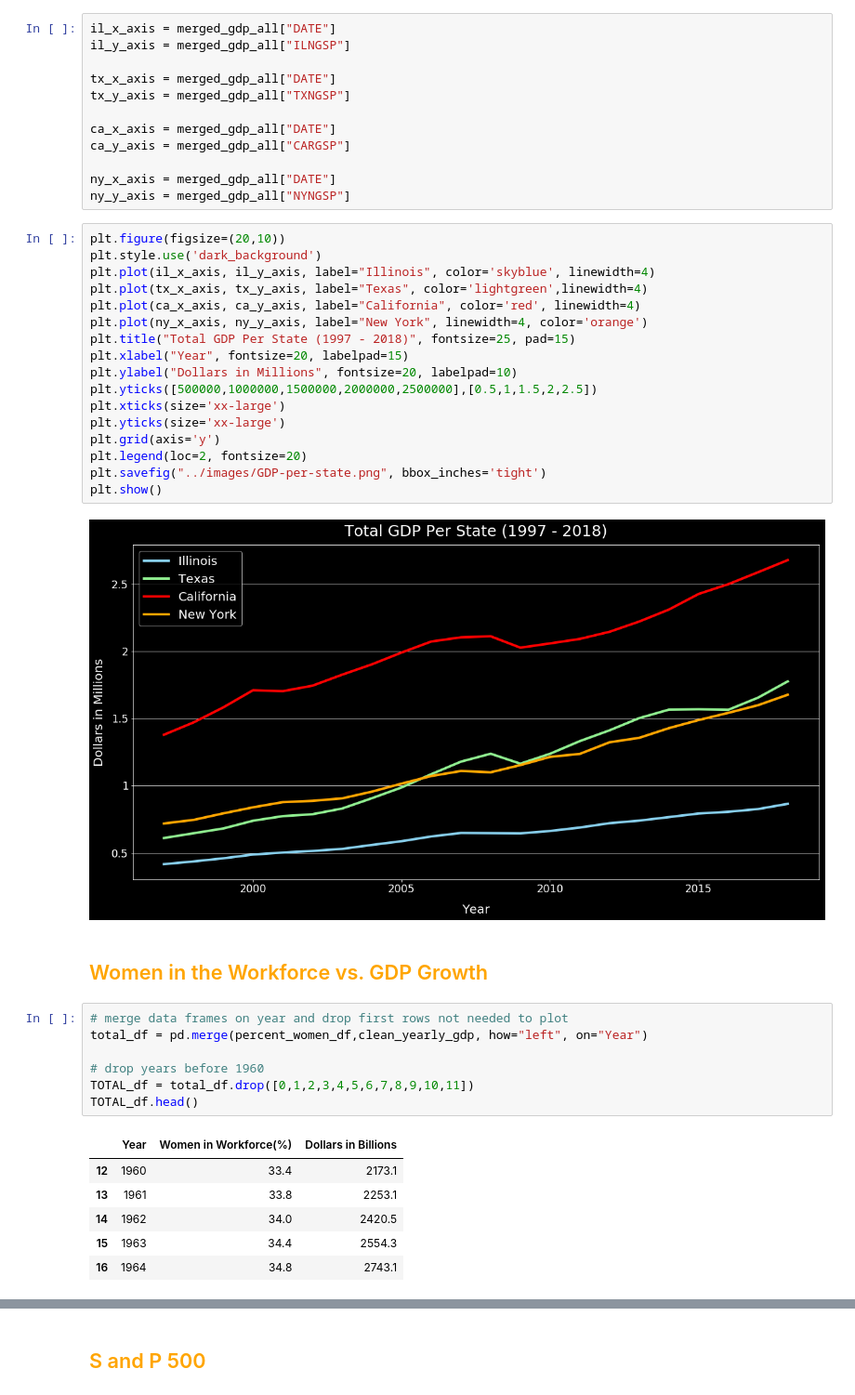
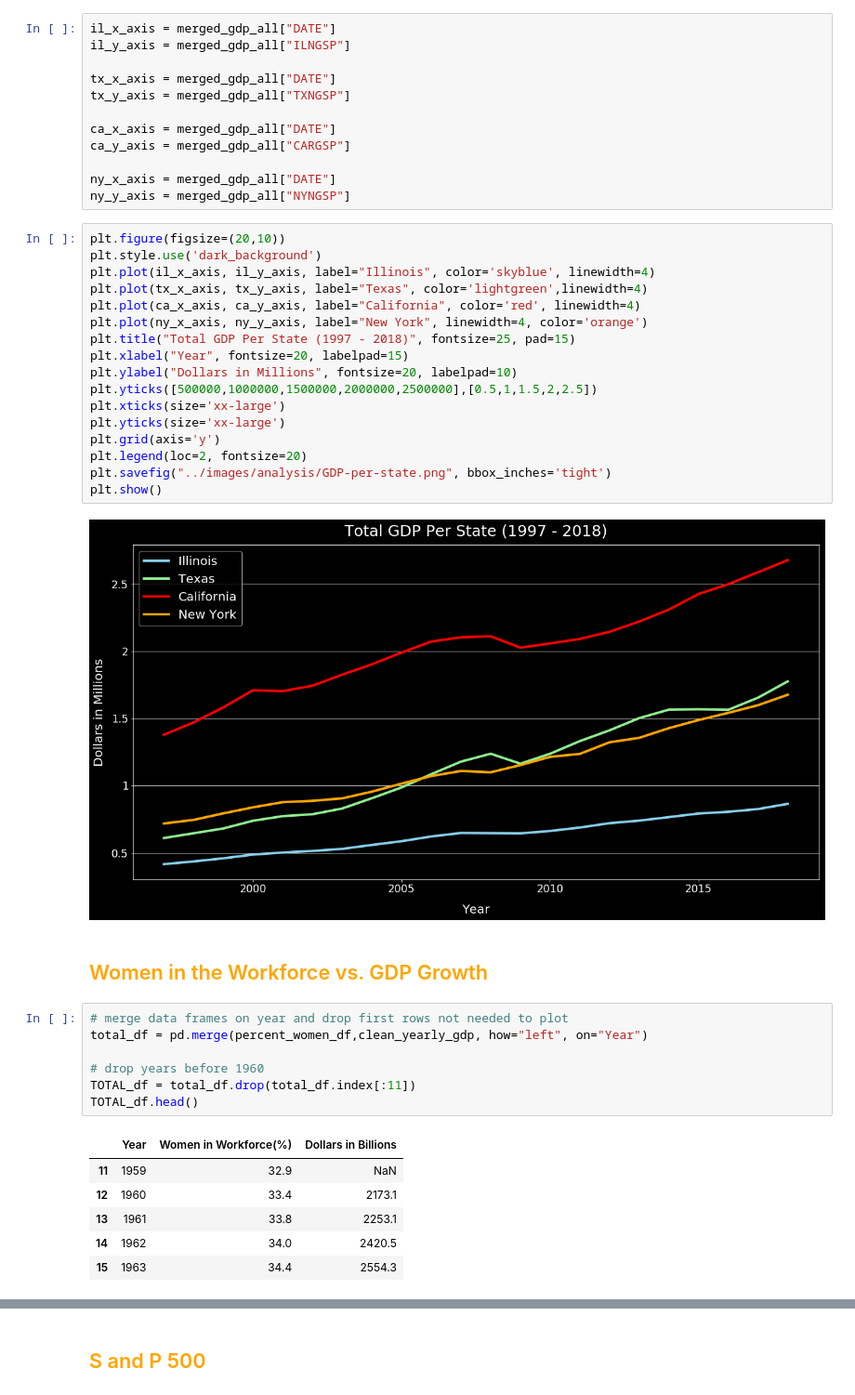
Before and after one commit to kathleeng77/Open-Source-Project-1, a Jupyter notebook: analysis/women-in-workforce-analysis.ipynb, the cells around one changed output, grey strips where cells are left out. Shown at 93% size. Drawn from its saved outputs; the diff is of its cells as text.

```diff
--- a/analysis/women-in-workforce-analysis.ipynb
+++ b/analysis/women-in-workforce-analysis.ipynb
@@ -190,7 +190,7 @@ plt.xticks(size='xx-large')
 plt.yticks(size='xx-large')
 plt.grid(axis='y')
 plt.legend(loc=2, fontsize=20)
-plt.savefig("../images/GDP-per-state.png", bbox_inches='tight')
+plt.savefig("../images/analysis/GDP-per-state.png", bbox_inches='tight')
 plt.show()
 # %% [output]
 [figure]
@@ -199,17 +199,17 @@ plt.show()
 # %%
 # merge data frames on year and drop first rows not needed to plot
 total_df = pd.merge(percent_women_df,clean_yearly_gdp, how="left", on="Year")
 
 # drop years before 1960
-TOTAL_df = total_df.drop([0,1,2,3,4,5,6,7,8,9,10,11])
+TOTAL_df = total_df.drop(total_df.index[:11])
 TOTAL_df.head()
 # %% [output]
 |  | Year | Women in Workforce(%) | Dollars in Billions |
+| 11 | 1959 | 32.9 | NaN |
 | 12 | 1960 | 33.4 | 2173.1 |
 | 13 | 1961 | 33.8 | 2253.1 |
 | 14 | 1962 | 34.0 | 2420.5 |
 | 15 | 1963 | 34.4 | 2554.3 |
-| 16 | 1964 | 34.8 | 2743.1 |
 # %%
 # plot two women in workforce and GDP together
 fig = plt.figure(figsize=(20,10))
```
Also changed, not shown: parts of 14 cells of this notebook, 48 other files.
